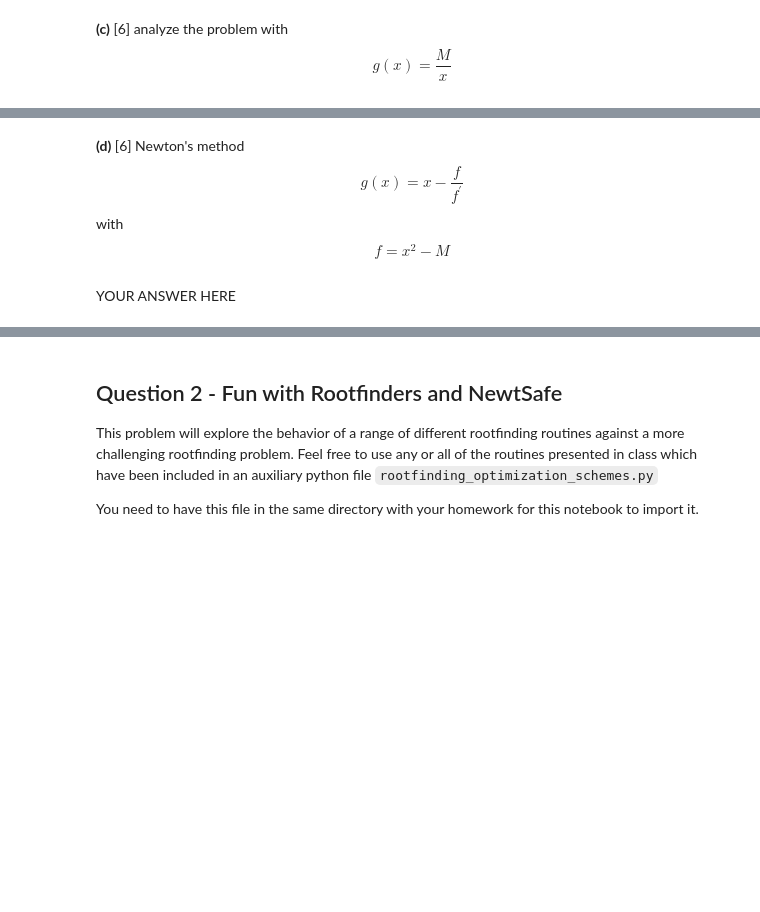
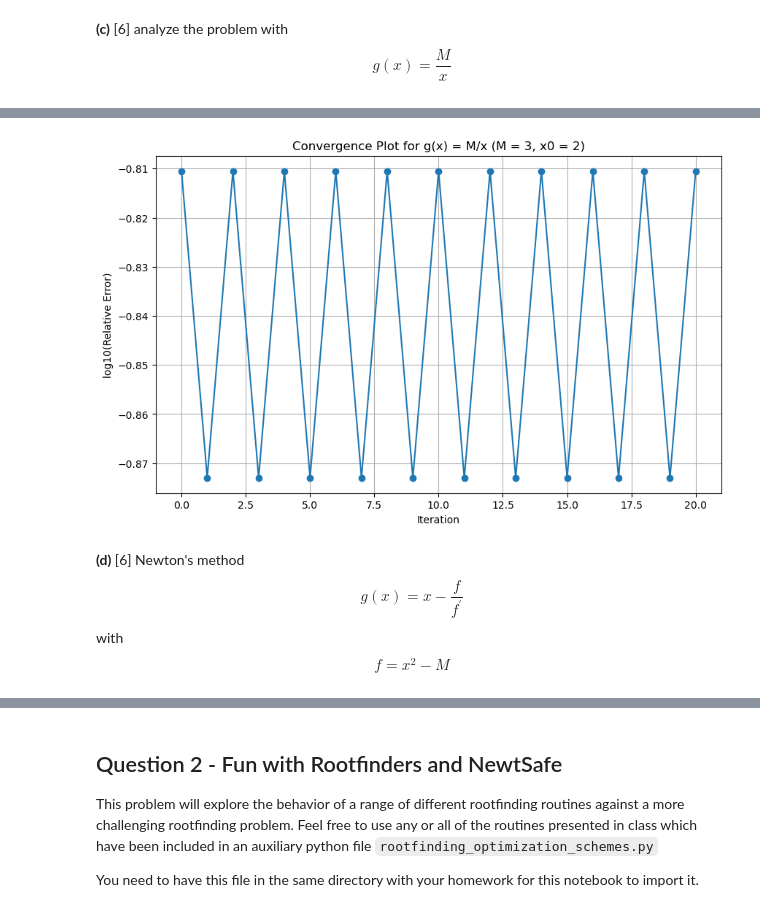
Before and after one commit to ArminNouri/intro-numerical-methods, a Jupyter notebook: hw2/HW2_roots.ipynb, the cells around one changed output, grey strips where cells are left out. Cells and saved outputs as stored; diff of their text form; code cells hidden in the pictures; blank space fills up the shorter version.

```diff
--- a/hw2/HW2_roots.ipynb
+++ b/hw2/HW2_roots.ipynb
@@ -207,7 +255,64 @@ raise NotImplementedError()
+# %%
+def g(x, M):
+    """Iteration function g(x) = M / x"""
+    return M / x
+
+def relative_error(x, true_value):
+    """Compute the relative error"""
+    return abs(x - true_value) / true_value
+
+def fixed_point(g, x0, N=20):
+    """
+    Conduct N iterations of the fixed point iteration x_{k+1} = g(x_k)
+
+    Parameters:
+    -----------
+    g : function
+        The iteration function g(x).
+    x0 : float
+        Initial guess for the iteration.
+    N : int, optional
+        Number of iterations (default is 20).
+
+    Returns:
+    --------
+    numpy array
+        Array containing the iterations [x0, x1, ..., xN].
+    """
+    # Initialize the array to store the iteration values
+    x = numpy.zeros(N + 1)
+    x[0] = x0
+
+    # Perform N iterations
+    for k in range(1, N + 1):
+        x[k] = g(x[k - 1])  # Apply the iteration function
+
+    return x
+
+# Parameters
+M = 3
+x_true = numpy.sqrt(M)  # True value of sqrt(M)
+x0 = 2  # Initial guess
+N = 20  # Number of iterations
+
+# Fixed-point iteration using g(x)
+x_values = fixed_point(lambda x: g(x, M), x0, N)
+
+# Compute relative errors
+errors = [relative_error(xk, x_true) for xk in x_values]
+
+# Plot log of relative errors
+plt.figure(figsize=(10, 6))
+plt.plot(numpy.arange(N+1), numpy.log10(errors), marker='o')
+plt.xlabel('Iteration')
+plt.ylabel('log10(Relative Error)')
+plt.title(f'Convergence Plot for g(x) = M/x (M = {M}, x0 = {x0})')
+plt.grid(True)
+plt.show()
+# %% [output]
+[figure, added]
 # %% [markdown]
 **(d)** [6] Newton's method
 $$ g(x) = x - \frac{f}{f^\prime}$$
 
 with $$ f = x^2 - M$$
-# %% [markdown]
-YOUR ANSWER HERE
```
Also changed, not shown: parts of 7 cells of this notebook.
